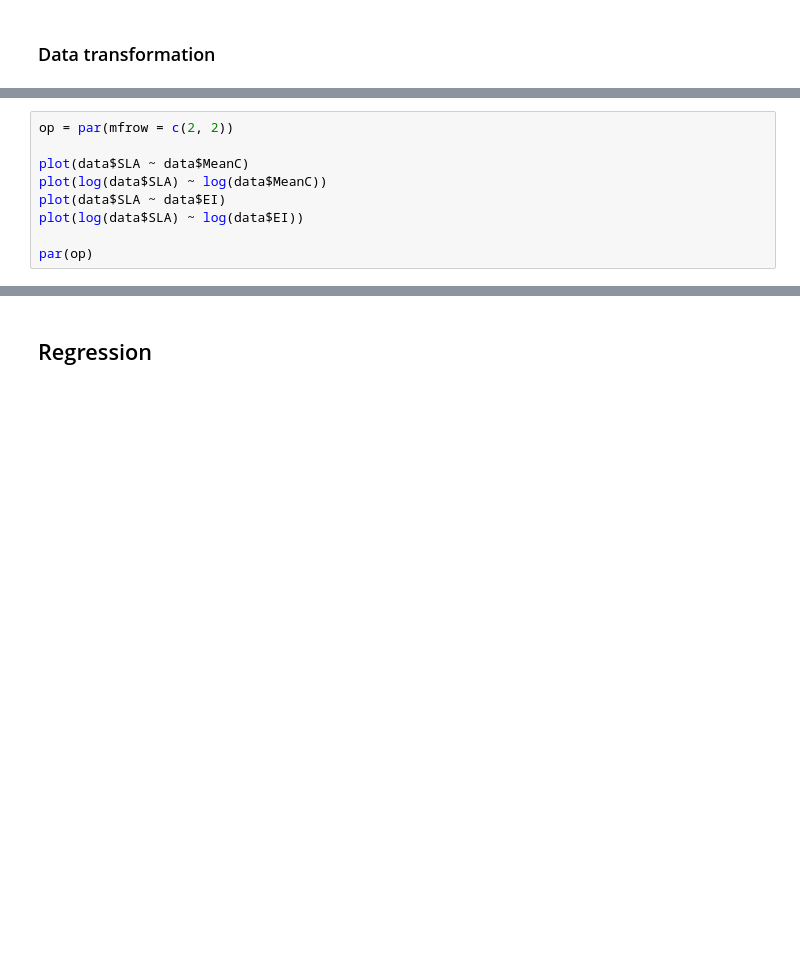
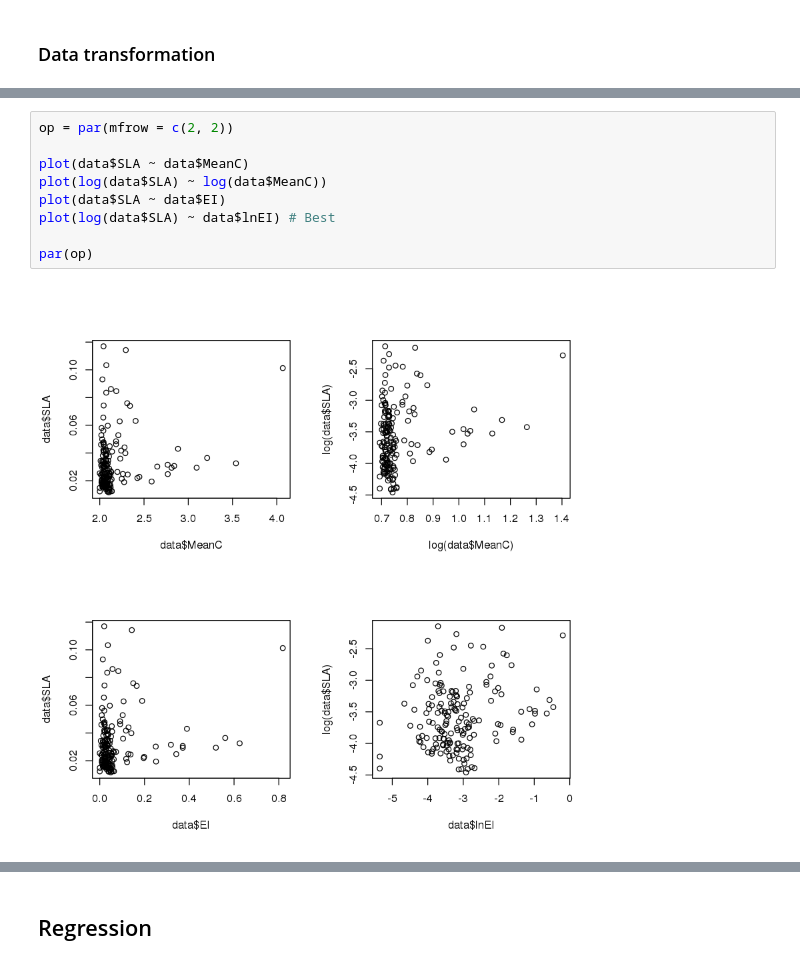
Before and after one commit to jamesseery/endoevol, a Jupyter notebook: SLA+endopolyploidy/Specific leaf area and leaf endopolyploidy.ipynb, the cells around one changed output, grey strips where cells are left out. Saved outputs shown, nothing was run; the diff lists cells and outputs as text; blank space fills up the shorter version.

```diff
--- a/SLA+endopolyploidy/Specific leaf area and leaf endopolyploidy.ipynb
+++ b/SLA+endopolyploidy/Specific leaf area and leaf endopolyploidy.ipynb
@@ -106,12 +162,14 @@ dist.check(data$Day)
 # %%
 op = par(mfrow = c(2, 2))
 
 plot(data$SLA ~ data$MeanC)
 plot(log(data$SLA) ~ log(data$MeanC))
 plot(data$SLA ~ data$EI)
-plot(log(data$SLA) ~ log(data$EI))
+plot(log(data$SLA) ~ data$lnEI) # Best
 
 par(op)
+# %% [output]
+[figure, added]
 # %%
 op = par(mfrow = c(2, 2))
 
```
Also changed, not shown: parts of 27 cells of this notebook, 1 other file.
